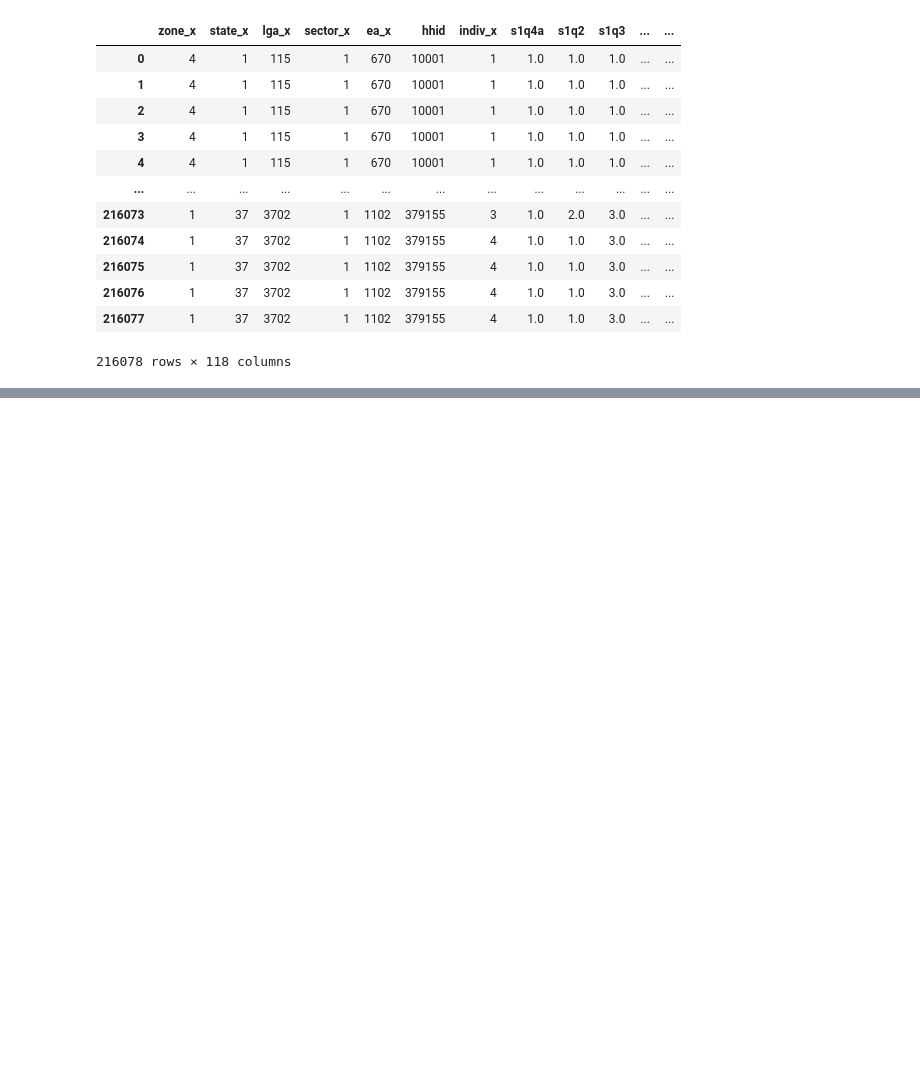
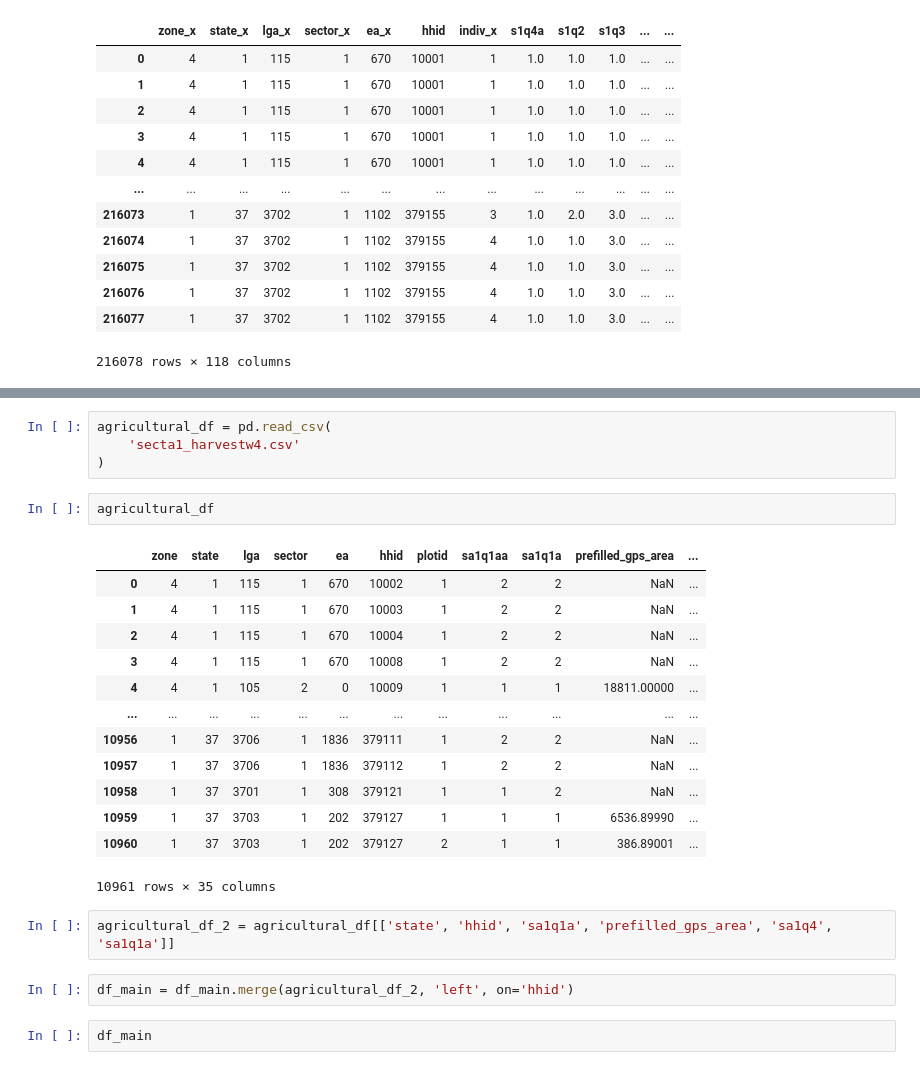
Before and after one commit to jpdoyle123/Fraym_Data_Case, a Jupyter notebook: Untitled.ipynb, the cells around one changed output, grey strips where cells are left out. Drawn from its saved outputs; the diff is of its cells as text; blank space fills up the shorter version.

```diff
--- a/Untitled.ipynb
+++ b/Untitled.ipynb
@@ -379,0 +495,26 @@ demographics_df
+# %%
+agricultural_df = pd.read_csv(
+    'secta1_harvestw4.csv'
+)
+# %%
+agricultural_df
+# %% [output]
+|  | zone | state | lga | sector | ea | hhid | plotid | sa1q1aa | sa1q1a | prefilled_gps_area | ... |
+| 0 | 4 | 1 | 115 | 1 | 670 | 10002 | 1 | 2 | 2 | NaN | ... |
+| 1 | 4 | 1 | 115 | 1 | 670 | 10003 | 1 | 2 | 2 | NaN | ... |
+| 2 | 4 | 1 | 115 | 1 | 670 | 10004 | 1 | 2 | 2 | NaN | ... |
+| 3 | 4 | 1 | 115 | 1 | 670 | 10008 | 1 | 2 | 2 | NaN | ... |
+| 4 | 4 | 1 | 105 | 2 | 0 | 10009 | 1 | 1 | 1 | 18811.00000 | ... |
+| ... | ... | ... | ... | ... | ... | ... | ... | ... | ... | ... | ... |
+| 10956 | 1 | 37 | 3706 | 1 | 1836 | 379111 | 1 | 2 | 2 | NaN | ... |
+| 10957 | 1 | 37 | 3706 | 1 | 1836 | 379112 | 1 | 2 | 2 | NaN | ... |
+| 10958 | 1 | 37 | 3701 | 1 | 308 | 379121 | 1 | 1 | 2 | NaN | ... |
+| 10959 | 1 | 37 | 3703 | 1 | 202 | 379127 | 1 | 1 | 1 | 6536.89990 | ... |
+| 10960 | 1 | 37 | 3703 | 1 | 202 | 379127 | 2 | 1 | 1 | 386.89001 | ... |
+10961 rows × 35 columns
+# %%
+agricultural_df_2 = agricultural_df[['state', 'hhid', 'sa1q1a', 'prefilled_gps_area', 'sa1q4', 'sa1q1a']]
+# %%
+df_main = df_main.merge(agricultural_df_2, 'left', on='hhid')
+# %%
+df_main
```
Also changed, not shown: parts of 15 cells of this notebook, 2 other files.
